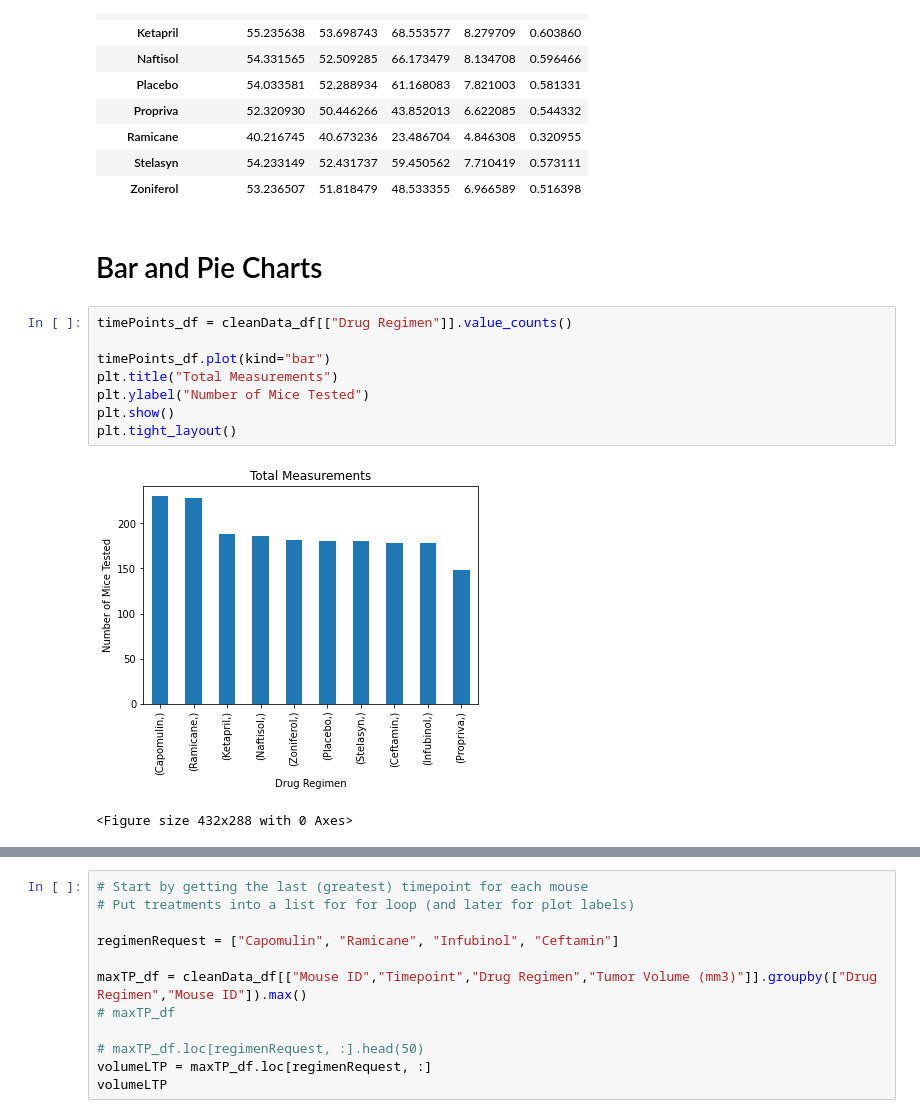
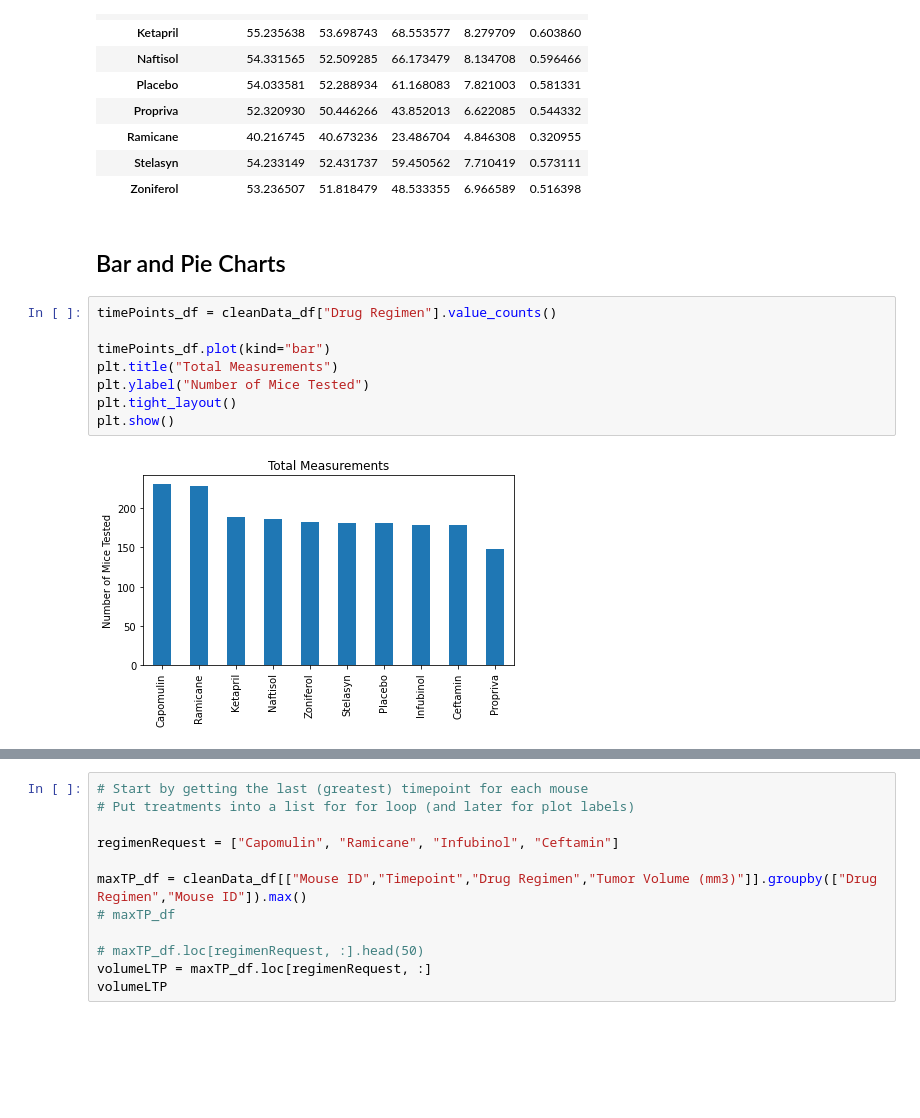
Before and after one commit to WayneJ2/Matplotlib-challenge, a Jupyter notebook: MatplotlibCode.ipynb, the cells around one changed output, grey strips where cells are left out. Saved outputs shown, nothing was run; the diff lists cells and outputs as text; blank space fills up the shorter version.

```diff
--- a/MatplotlibCode.ipynb
+++ b/MatplotlibCode.ipynb
@@ -106,18 +108,17 @@ cleanData_df[["Drug Regimen","Tumor Volume (mm3)"]].groupby("Drug Regimen").agg(
 | Stelasyn | 54.233149 | 52.431737 | 59.450562 | 7.710419 | 0.573111 |
 | Zoniferol | 53.236507 | 51.818479 | 48.533355 | 6.966589 | 0.516398 |
 # %% [markdown]
-# Bar and Pie Charts
+## Bar and Pie Charts
 # %%
-timePoints_df = cleanData_df[["Drug Regimen"]].value_counts()
+timePoints_df = cleanData_df["Drug Regimen"].value_counts()
 
 timePoints_df.plot(kind="bar")
 plt.title("Total Measurements")
 plt.ylabel("Number of Mice Tested")
+plt.tight_layout()
 plt.show()
-plt.tight_layout()
 # %% [output]
-[figure, old version]
+[figure, new version]
-<Figure size 432x288 with 0 Axes>
 # %%
 drugList = list(timePoints_df.index)
 tpCount = list(timePoints_df)
```
Also changed, not shown: parts of 15 cells of this notebook.
